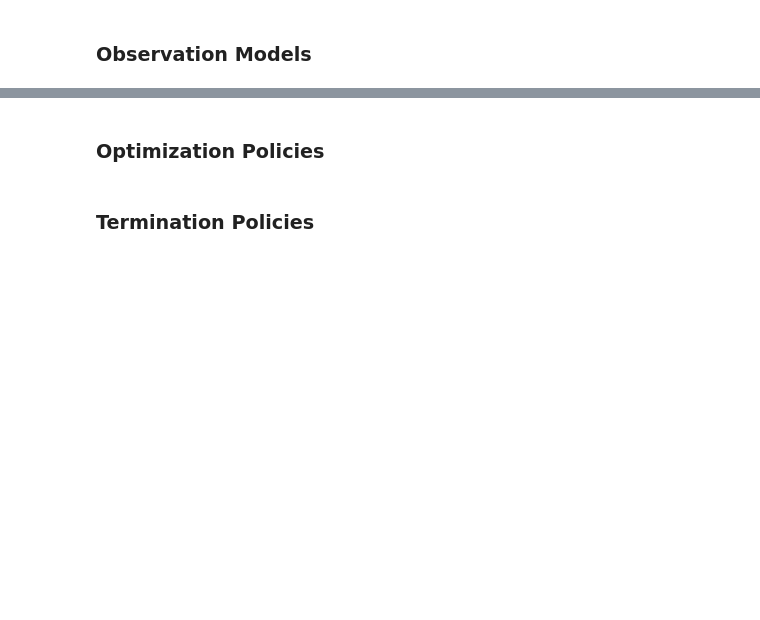
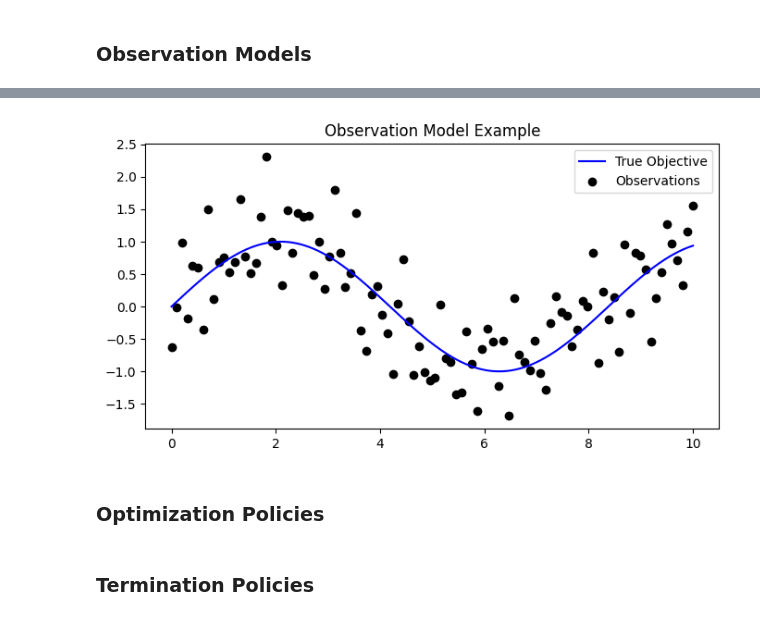
Before and after one commit to drewgjerstad/bayesian-optimization, a Jupyter notebook: docs/01_introduction.ipynb, the cells around one changed output, grey strips where cells are left out. Drawn from its saved outputs; the diff is of its cells as text; code cells hidden in the pictures; blank space fills up the shorter version.

```diff
--- a/docs/01_introduction.ipynb
+++ b/docs/01_introduction.ipynb
@@ -239,3 +332,23 @@ plt.show()
+# %%
+# Plot Example Observation Model
+
+def true_objective(x:np.array)->np.array:
+    return np.sin(0.75 * x)
+
+def observation(x:np.array, sd:float)->np.array:
+    return true_objective(x) + np.random.normal(0, sd, x.shape)
+
+x = np.linspace(0, 10, 1000)
+samples = np.linspace(0, 10, 100)
+
+plt.figure(figsize=(8, 4))
+plt.plot(x, true_objective(x), label="True Objective", c="b")
+plt.scatter(samples, observation(samples, sd=0.5), label="Observations", c="k")
+plt.title("Observation Model Example")
+plt.legend()
+plt.show()
+# %% [output]
+[figure, added]
 # %% [markdown]
 ### Optimization Policies
 # %% [markdown]
```
Also changed, not shown: parts of 7 cells of this notebook.
